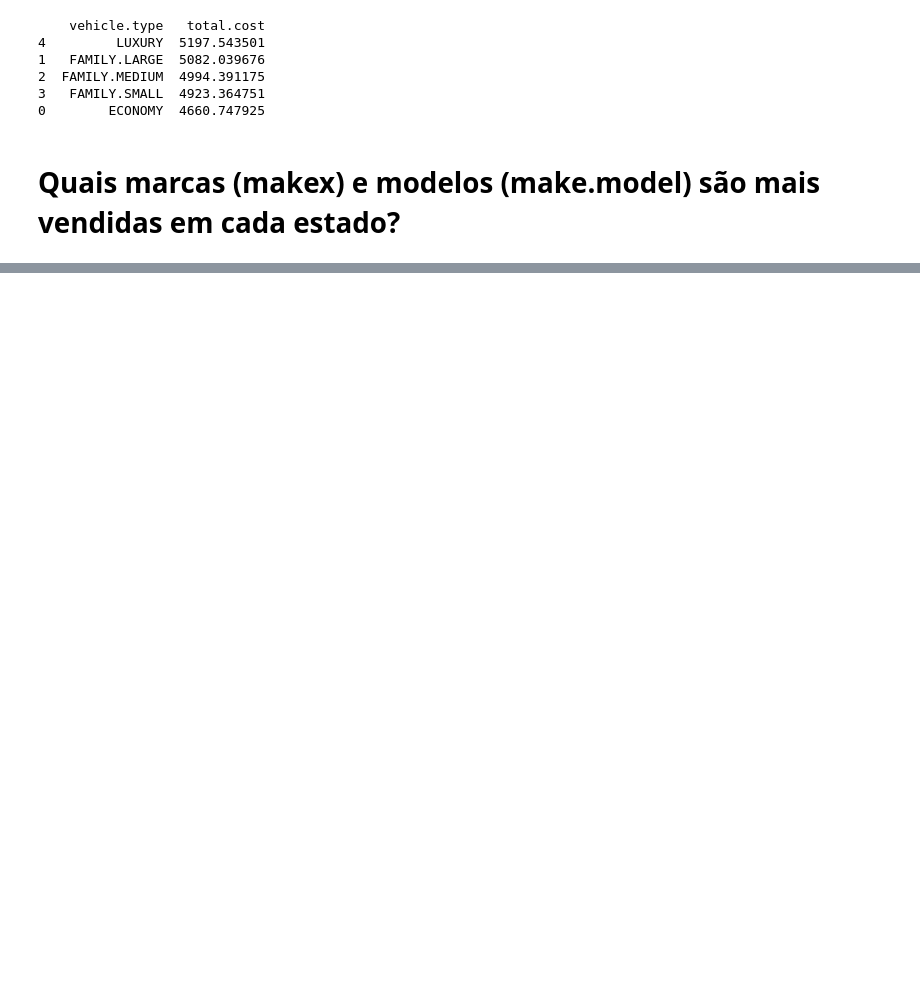
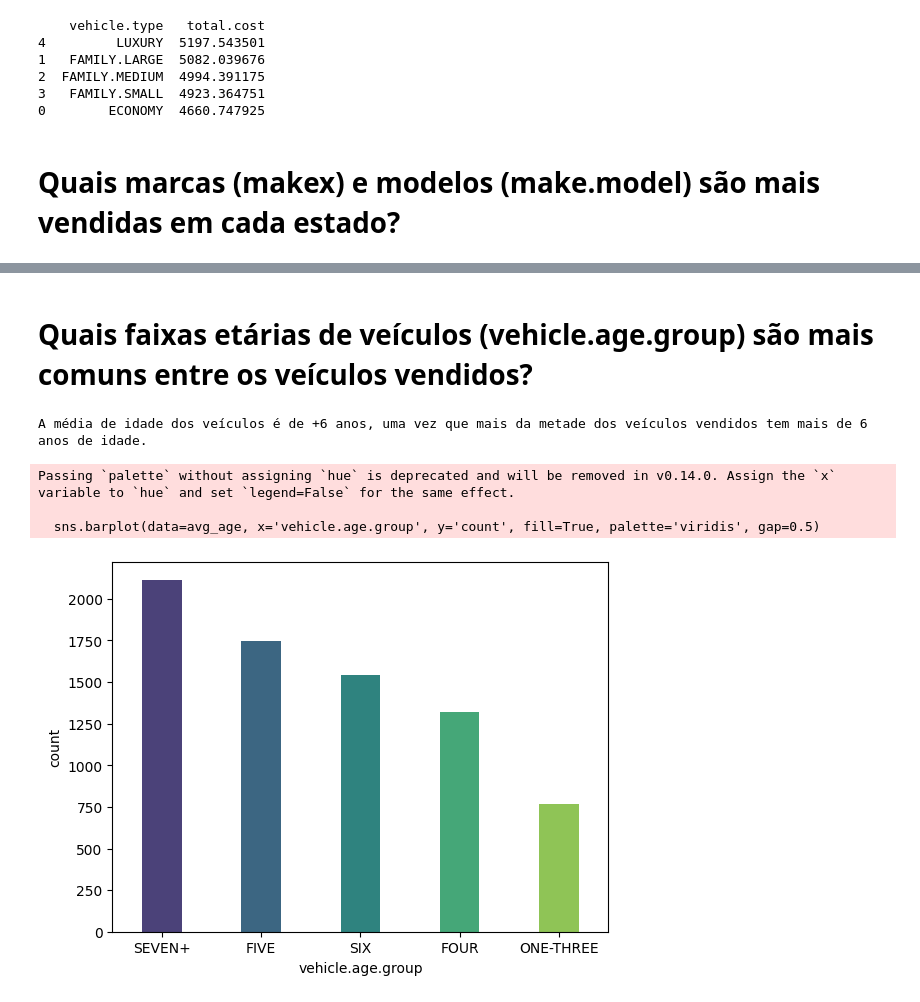
Before and after one commit to auserafim/edas, a Jupyter notebook: eda_used_cars/i.ipynb, the cells around one changed output, grey strips where cells are left out. Cells and saved outputs as stored; diff of their text form; code cells hidden in the pictures; blank space fills up the shorter version.

```diff
--- a/eda_used_cars/i.ipynb
+++ b/eda_used_cars/i.ipynb
@@ -178,0 +203,13 @@ w = df[['makex', 'make.model', 'state']].groupby(['makex', 'make.model', 'state'
+# %% [markdown]
+# Quais faixas etárias de veículos (vehicle.age.group) são mais comuns entre os veículos vendidos?
+# %%
+avg_age = df['vehicle.age.group'].value_counts().reset_index()
+sns.barplot(data=avg_age, x='vehicle.age.group', y='count', fill=True, palette='viridis', gap=0.5)
+avg_age['count'].mean()
+print(f'A média de idade dos veículos é de +6 anos, uma vez que mais da metade dos veículos vendidos tem mais de 6 anos de idade.')
+# %% [output]
+A média de idade dos veículos é de +6 anos, uma vez que mais da metade dos veículos vendidos tem mais de 6 anos de idade.
+Passing `palette` without assigning `hue` is deprecated and will be removed in v0.14.0. Assign the `x` variable to `hue` and set `legend=False` for the same effect.
+
+  sns.barplot(data=avg_age, x='vehicle.age.group', y='count', fill=True, palette='viridis', gap=0.5)
+[figure, added]
```
Also changed, not shown: parts of 25 cells of this notebook, 4 other files.
